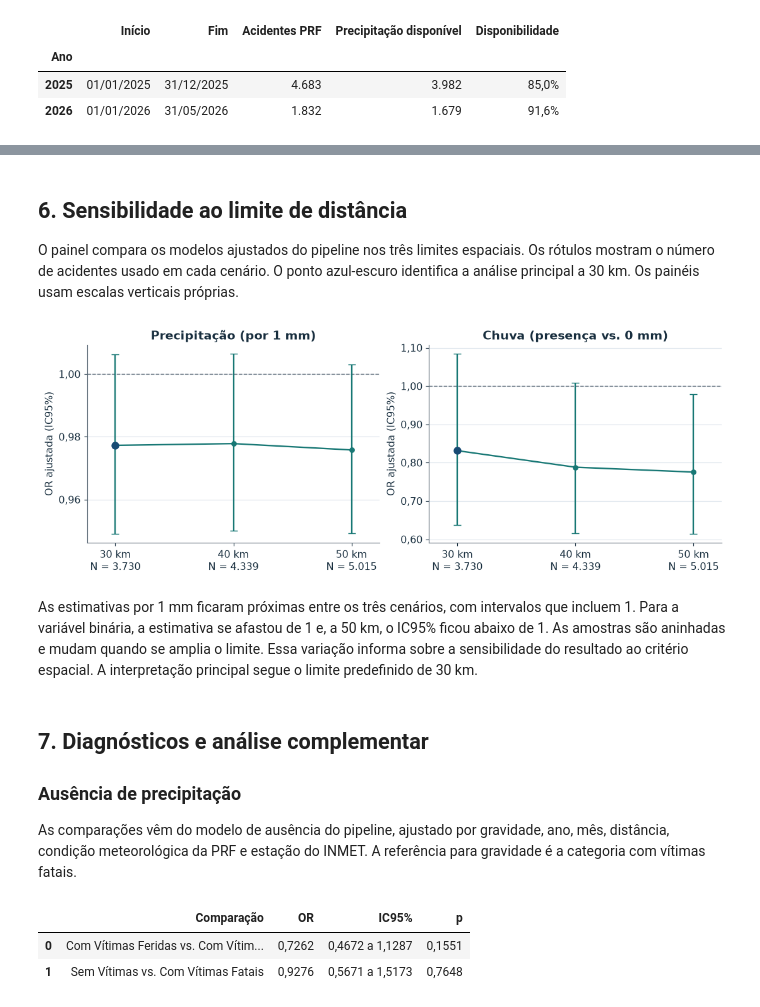
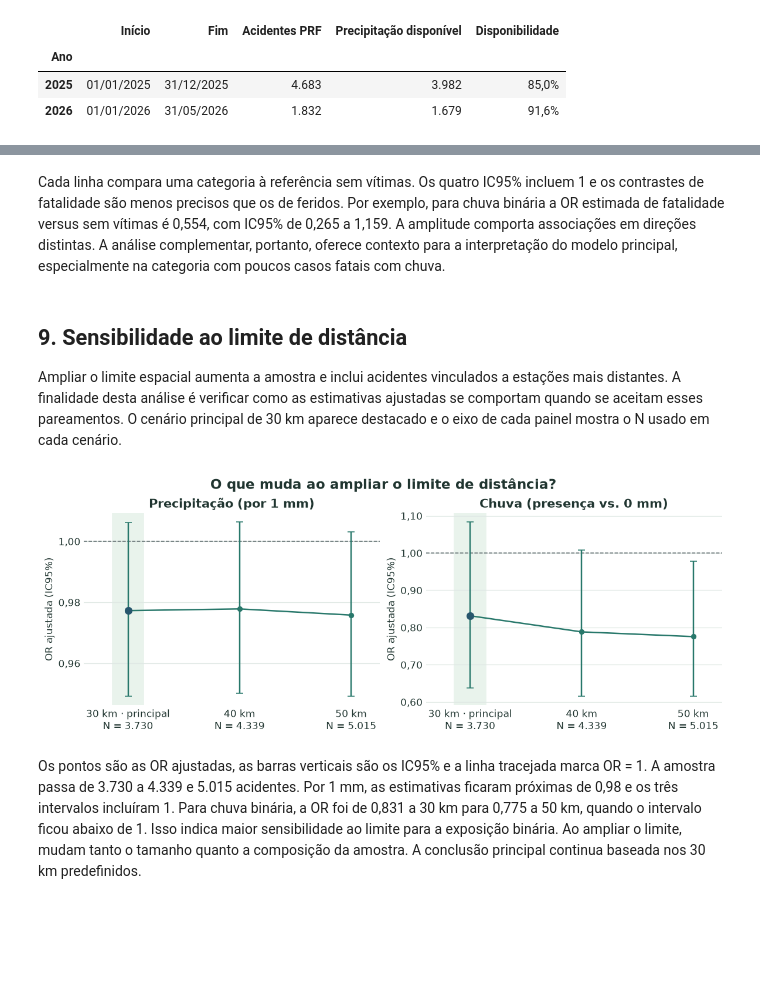
Before and after one commit to LimaGustav/RP2, a Jupyter notebook: RP2_Analise_PRF_INMET.ipynb, the cells around one changed output, grey strips where cells are left out. Drawn from its saved outputs; the diff is of its cells as text; code cells hidden in the pictures; blank space fills up the shorter version.

```diff
--- a/RP2_Analise_PRF_INMET.ipynb
+++ b/RP2_Analise_PRF_INMET.ipynb
@@ -216,0 +379,18 @@ A intensidade é resumida apenas entre os acidentes com precipitação positiva.
+# %%
+chuva_gravidade = (
+    amostra.groupby("classificacao_acidente")["chuva_binaria"]
+    .agg(com_chuva="sum", n="size").reindex(gravidades)
+)
+proporcoes = chuva_gravidade["com_chuva"] / chuva_gravidade["n"]
+rotulos = [
+    f"{decimal(proporcao * 100)}%  ·  {inteiro(chuva)}/{inteiro(n)}"
+    for proporcao, chuva, n in zip(proporcoes, chuva_gravidade["com_chuva"], chuva_gravidade["n"])
+]
+
+fig, ax = plt.subplots(figsize=(8.85, 2.95), layout="constrained")
+barras_por_gravidade(ax, proporcoes, rotulos, limite=0.195, passo=0.05)
+ax.set(
+    title=f"Acidentes com chuva em cada nível de gravidade  |  N = {inteiro(n_amostra)}",
+    xlabel="% com precipitação acima de 0 mm na categoria",
+)
+plt.show()
@@ -216,0 +405,17 @@ A intensidade é resumida apenas entre os acidentes com precipitação positiva.
+# %%
+chuva_periodo = (
+    amostra.groupby(["ano", "classificacao_acidente"])["chuva_binaria"]
+    .agg(com_chuva="sum", n="size")
+)
+fig, eixos = plt.subplots(1, 2, figsize=(10.8, 3.2), layout="constrained")
+fig.suptitle("Chuva por gravidade e período · análise exploratória")
+for ax, (ano, grupo) in zip(eixos, chuva_periodo.groupby(level="ano")):
+    contagens = grupo.droplevel("ano").reindex(gravidades)
+    proporcoes = contagens["com_chuva"] / contagens["n"]
+    rotulos = [
+        f"{decimal(proporcao * 100)}%  ·  {inteiro(chuva)}/{inteiro(n)}"
+        for proporcao, chuva, n in zip(proporcoes, contagens["com_chuva"], contagens["n"])
+    ]
+    barras_por_gravidade(ax, proporcoes, rotulos, limite=0.245, passo=0.05)
+    ax.set(title=rotulos_periodo[ano], xlabel="% com precipitação acima de 0 mm")
+plt.show()
@@ -306,7 +483,8 @@ efeitos_ordinais["Exposição"] = efeitos_ordinais["variavel"].map(exposicoes)
 efeitos_ordinais["Modelo"] = efeitos_ordinais["modelo"].str.extract(r" - (Bruto|Ajustado) -")
 exibir_estimativas(efeitos_ordinais, {"Exposição": "Exposição", "Modelo": "Modelo"}, casas=6)
 
-fig, eixos = plt.subplots(1, 2, figsize=(10.3, 3.05), layout="constrained")
+fig, eixos = plt.subplots(1, 2, figsize=(10.4, 3.2), layout="constrained")
+fig.suptitle("Associação com a gravidade antes e depois do ajuste")
 for ax, (variavel, titulo) in zip(eixos, exposicoes.items()):
     efeitos = efeitos_ordinais.loc[efeitos_ordinais["variavel"].eq(variavel)].set_index("Modelo")
     ax.axvline(1, color=CINZA, linestyle="--", linewidth=1)
@@ -337,50 +534,37 @@ Na análise bruta, o intervalo para chuva binária fica abaixo de 1. Após o aju
+# %% [markdown]
+Cada linha compara uma categoria à referência sem vítimas. Os quatro IC95% incluem 1 e os contrastes de fatalidade são menos precisos que os de feridos. Por exemplo, para chuva binária a OR estimada de fatalidade versus sem vítimas é 0,554, com IC95% de 0,265 a 1,159. A amplitude comporta associações em direções distintas. A análise complementar, portanto, oferece contexto para a interpretação do modelo principal, especialmente na categoria com poucos casos fatais com chuva.
 # %% [markdown]
-## 6. Sensibilidade ao limite de distância
+## 9. Sensibilidade ao limite de distância
 
-O painel compara os modelos ajustados do pipeline nos três limites espaciais. Os rótulos mostram o número de acidentes usado em cada cenário. O ponto azul-escuro identifica a análise principal a 30 km. Os painéis usam escalas verticais próprias.
+Ampliar o limite espacial aumenta a amostra e inclui acidentes vinculados a estações mais distantes. A finalidade desta análise é verificar como as estimativas ajustadas se comportam quando se aceitam esses pareamentos. O cenário principal de 30 km aparece destacado e o eixo de cada painel mostra o N usado em cada cenário.
 # %%
-fig, eixos = plt.subplots(1, 2, figsize=(10.3, 3.75), layout="constrained")
+fig, eixos = plt.subplots(1, 2, figsize=(10.4, 3.95), layout="constrained")
+fig.suptitle("O que muda ao ampliar o limite de distância?")
 for ax, (exposicao, titulo) in zip(eixos, exposicoes.items()):
     efeitos = sensibilidade.loc[sensibilidade["exposicao"].eq(exposicao)].sort_values("limite_km")
     x = efeitos["limite_km"]
     y = efeitos["odds_ratio"]
+    ax.axvspan(LIMITE_DISTANCIA_KM - 1.4, LIMITE_DISTANCIA_KM + 1.4, color=CLARO, zorder=0)
     ax.axhline(1, color=CINZA, linestyle="--", linewidth=1)
     ax.errorbar(
         x, y,
         yerr=[y - efeitos["ic_95_inf"], efeitos["ic_95_sup"] - y],
         fmt="o-", color=VERDE, capsize=4, linewidth=1.6, markersize=5,
     )
     principal = efeitos["limite_km"].eq(LIMITE_DISTANCIA_KM)
     ax.scatter(x[principal], y[principal], color=AZUL, s=56, zorder=4)
     ax.set_xticks(x, [
-        f"{inteiro(limite)} km\nN = {inteiro(n)}"
+        f"{inteiro(limite)} km" + (" · principal" if limite == LIMITE_DISTANCIA_KM else "") + f"\nN = {inteiro(n)}"
         for limite, n in zip(x, efeitos["n"])
     ])
     ax.set(title=titulo, ylabel="OR ajustada (IC95%)")
     ax.yaxis.set_major_locator(MultipleLocator(0.02 if exposicao == "precipitacao_mm" else 0.1))
     ax.yaxis.set_major_formatter(FuncFormatter(lambda valor, _: decimal(valor, 2)))
     ax.grid(axis="y")
     ax.margins(x=0.12)
 
 plt.show()
 # %% [output]
-[figure, old version]
+[figure, new version]
 # %% [markdown]
-As estimativas por 1 mm ficaram próximas entre os três cenários, com intervalos que incluem 1. Para a variável binária, a estimativa se afastou de 1 e, a 50 km, o IC95% ficou abaixo de 1. As amostras são aninhadas e mudam quando se amplia o limite. Essa variação informa sobre a sensibilidade do resultado ao critério espacial. A interpretação principal segue o limite predefinido de 30 km.
+Os pontos são as OR ajustadas, as barras verticais são os IC95% e a linha tracejada marca OR = 1. A amostra passa de 3.730 a 4.339 e 5.015 acidentes. Por 1 mm, as estimativas ficaram próximas de 0,98 e os três intervalos incluíram 1. Para chuva binária, a OR foi de 0,831 a 30 km para 0,775 a 50 km, quando o intervalo ficou abaixo de 1. Isso indica maior sensibilidade ao limite para a exposição binária. Ao ampliar o limite, mudam tanto o tamanho quanto a composição da amostra. A conclusão principal continua baseada nos 30 km predefinidos.
-# %% [markdown]
-## 7. Diagnósticos e análise complementar
-
-### Ausência de precipitação
-
-As comparações vêm do modelo de ausência do pipeline, ajustado por gravidade, ano, mês, distância, condição meteorológica da PRF e estação do INMET. A referência para gravidade é a categoria com vítimas fatais.
-# %%
-comparacoes_ausencia = ausencia.loc[ausencia.index.str.startswith("C(classificacao_acidente)[T.")].copy()
-comparacoes_ausencia["Gravidade"] = (
-    comparacoes_ausencia.index.str.extract(r"\[T\.(.+)\]", expand=False)
-    + " vs. Com Vítimas Fatais"
-)
-exibir_estimativas(comparacoes_ausencia, {"Gravidade": "Comparação"})
-# %% [output]
-|  | Comparação | OR | IC95% | p |
-| 0 | Com Vítimas Feridas vs. Com Vítim... | 0,7262 | 0,4672 a 1,1287 | 0,1551 |
-| 1 | Sem Vítimas vs. Com Vítimas Fatais | 0,9276 | 0,5671 a 1,5173 | 0,7648 |
```
Also changed, not shown: parts of 46 cells of this notebook.
